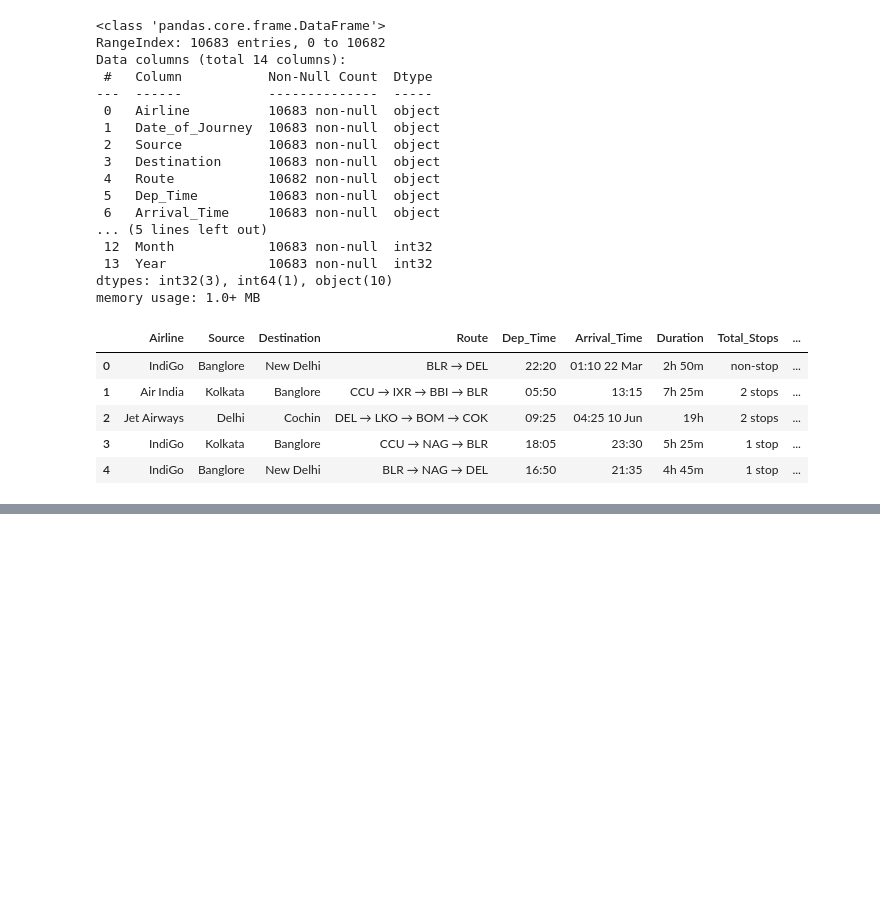
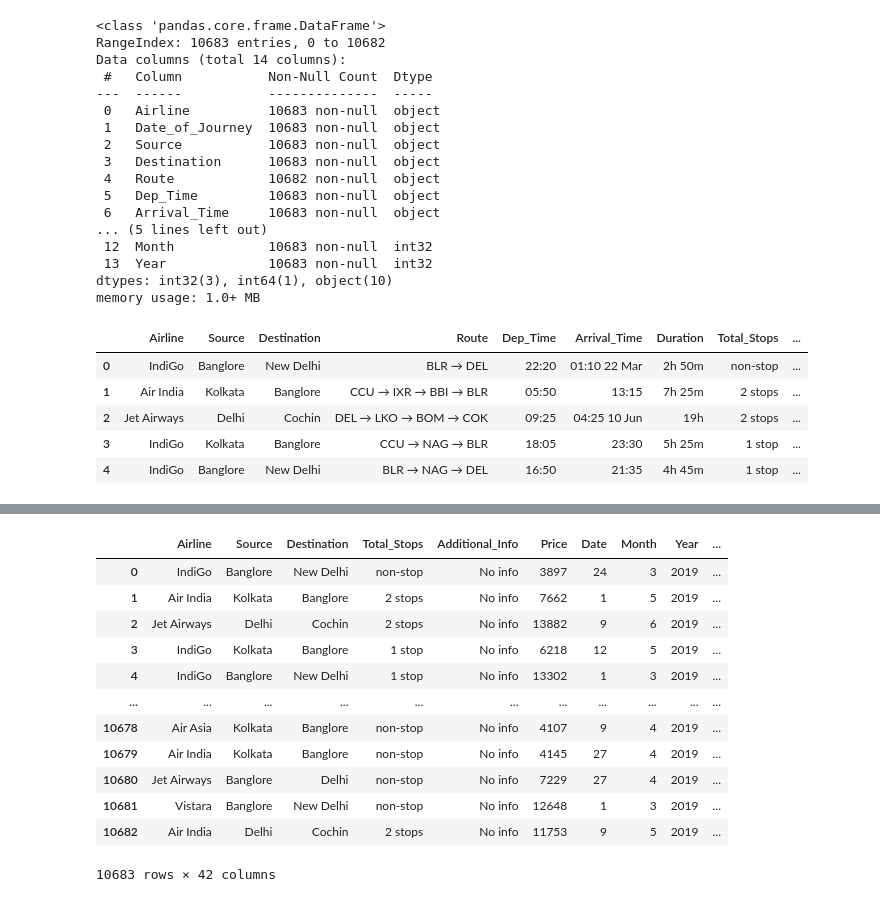
Before and after one commit to Shrungadithyaan/PW-DS_Week_Work, a Jupyter notebook: Machine Learning/Week14/1.0-EDA And FE Flight Price.ipynb, the cells around one changed output, grey strips where cells are left out. Saved outputs shown, nothing was run; the diff lists cells and outputs as text; code cells hidden in the pictures; blank space fills up the shorter version.

Commit message:
ml Fight Price EDA 3

```diff
--- a/Machine Learning/Week14/1.0-EDA And FE Flight Price.ipynb
+++ b/Machine Learning/Week14/1.0-EDA And FE Flight Price.ipynb
@@ -156,0 +509,4 @@ df.head()
+# %%
+encoder = OneHotEncoder()
+# %%
+encoder.fit_transform(df[['Airline','Source','Additional_Info']]).toarray()
@@ -156,0 +521,20 @@ df.head()
+# %%
+encoded_df = pd.DataFrame(encoder.fit_transform(df[['Airline','Source','Additional_Info']]).toarray(),columns=encoder.get_feature_names_out())
+# %%
+df = pd.concat([df,encoded_df],axis=1)
+# %%
+df
+# %% [output]
+|  | Airline | Source | Destination | Total_Stops | Additional_Info | Price | Date | Month | Year | ... |
+| 0 | IndiGo | Banglore | New Delhi | non-stop | No info | 3897 | 24 | 3 | 2019 | ... |
+| 1 | Air India | Kolkata | Banglore | 2 stops | No info | 7662 | 1 | 5 | 2019 | ... |
+| 2 | Jet Airways | Delhi | Cochin | 2 stops | No info | 13882 | 9 | 6 | 2019 | ... |
+| 3 | IndiGo | Kolkata | Banglore | 1 stop | No info | 6218 | 12 | 5 | 2019 | ... |
+| 4 | IndiGo | Banglore | New Delhi | 1 stop | No info | 13302 | 1 | 3 | 2019 | ... |
+| ... | ... | ... | ... | ... | ... | ... | ... | ... | ... | ... |
+| 10678 | Air Asia | Kolkata | Banglore | non-stop | No info | 4107 | 9 | 4 | 2019 | ... |
+| 10679 | Air India | Kolkata | Banglore | non-stop | No info | 4145 | 27 | 4 | 2019 | ... |
+| 10680 | Jet Airways | Banglore | Delhi | non-stop | No info | 7229 | 27 | 4 | 2019 | ... |
+| 10681 | Vistara | Banglore | New Delhi | non-stop | No info | 12648 | 1 | 3 | 2019 | ... |
+| 10682 | Air India | Delhi | Cochin | 2 stops | No info | 11753 | 9 | 5 | 2019 | ... |
+10683 rows × 42 columns
```
Also changed, not shown: parts of 44 cells of this notebook.
